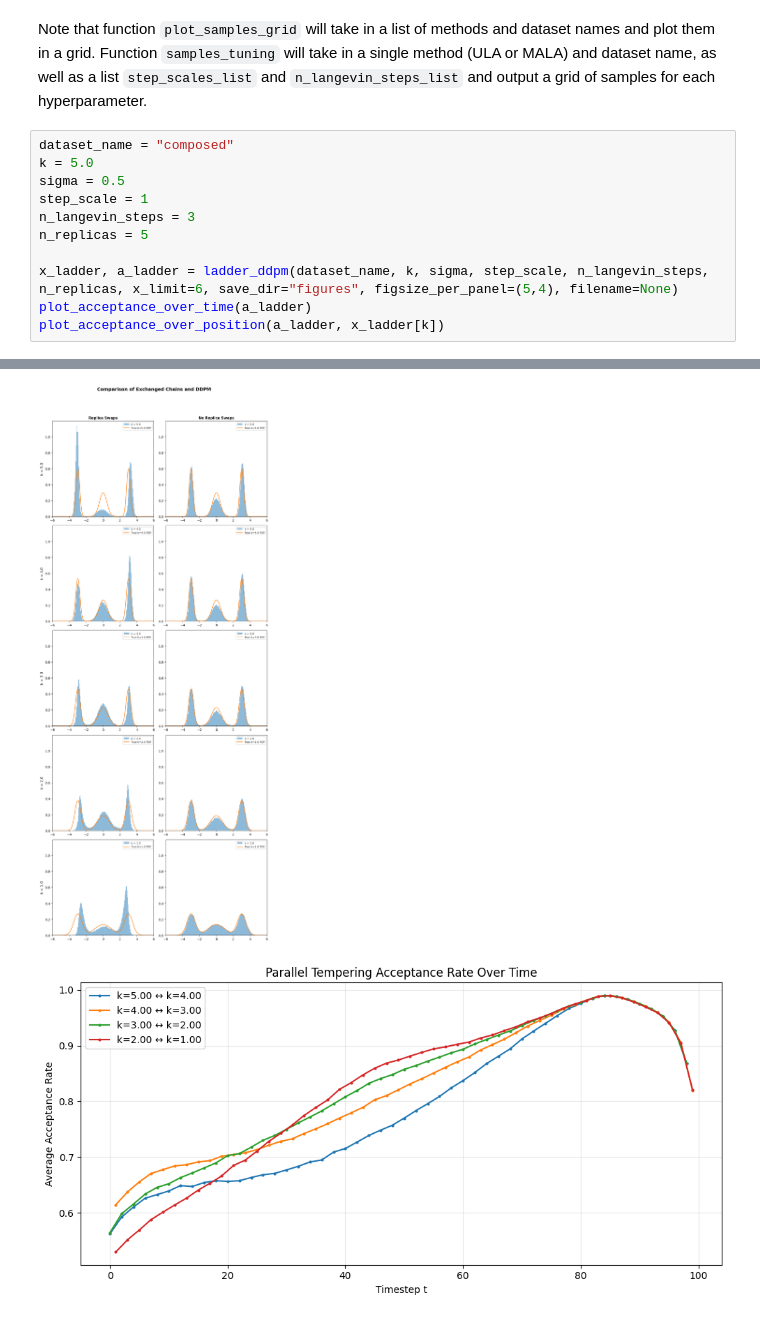
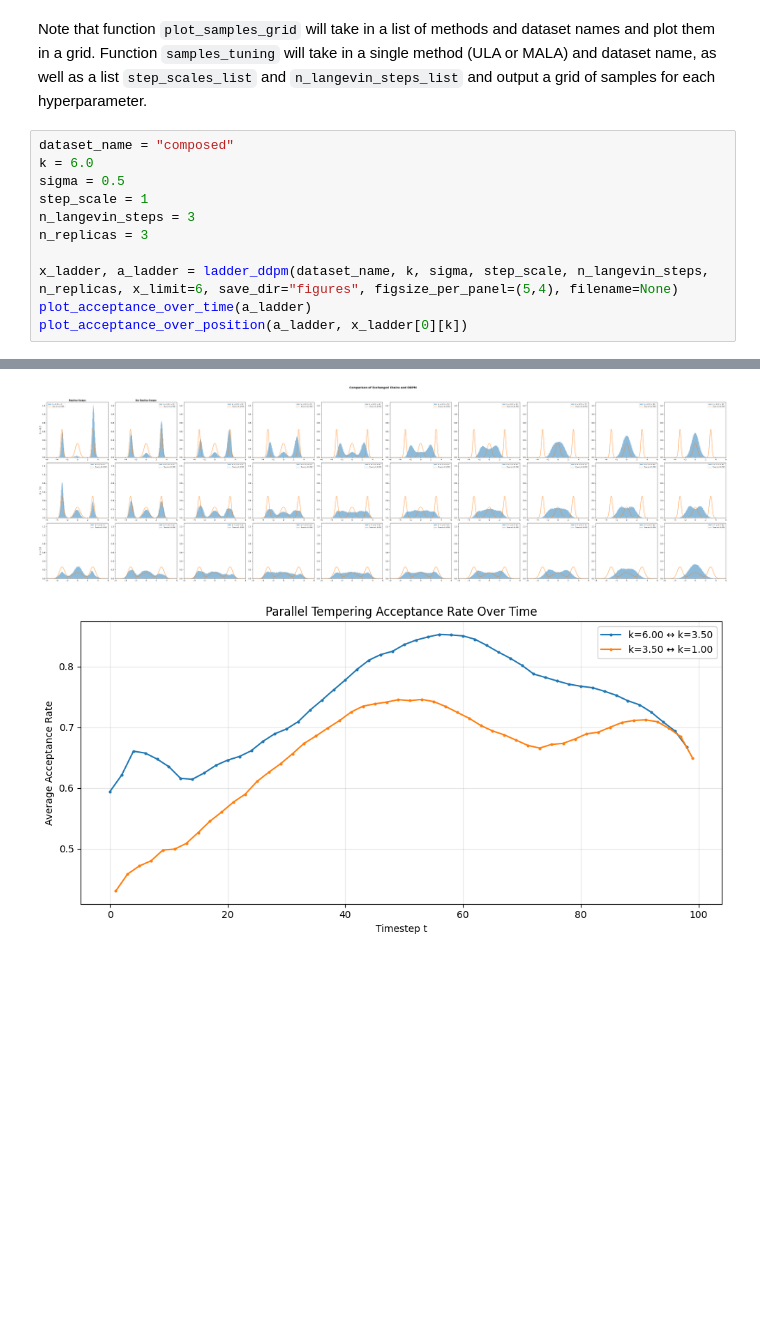
Before and after one commit to oatmeallover/parallel_tempering, a Jupyter notebook: tempered_energy.ipynb, the cells around one changed output, grey strips where cells are left out. Cells and saved outputs as stored; diff of their text form; blank space fills up the shorter version.

```diff
--- a/tempered_energy.ipynb
+++ b/tempered_energy.ipynb
@@ -14,13 +14,13 @@ from src.eval import ladder_ddpm, plot_acceptance_over_time, plot_acceptance_ove
 Note that function `plot_samples_grid` will take in a list of methods and dataset names and plot them in a grid. Function `samples_tuning` will take in a single method (ULA or MALA) and dataset name, as well as a list `step_scales_list` and `n_langevin_steps_list` and output a grid of samples for each hyperparameter.
 # %%
 dataset_name = "composed"
-k = 5.0
+k = 6.0
 sigma = 0.5
 step_scale = 1
 n_langevin_steps = 3
-n_replicas = 5
+n_replicas = 3
 
 x_ladder, a_ladder = ladder_ddpm(dataset_name, k, sigma, step_scale, n_langevin_steps, n_replicas, x_limit=6, save_dir="figures", figsize_per_panel=(5,4), filename=None)
 plot_acceptance_over_time(a_ladder)
-plot_acceptance_over_position(a_ladder, x_ladder[k])
+plot_acceptance_over_position(a_ladder, x_ladder[0][k])
 # %% [output]
@@ -44,2 +44,2 @@ We will be running 5 replicas within k values [5. 4. 3. 2. 1.]
-[figure, old version]
+[figure, new version]
-[figure, old version]
+[figure, new version]
```
Also changed, not shown: parts of 1 cell of this notebook, 10 other files.
